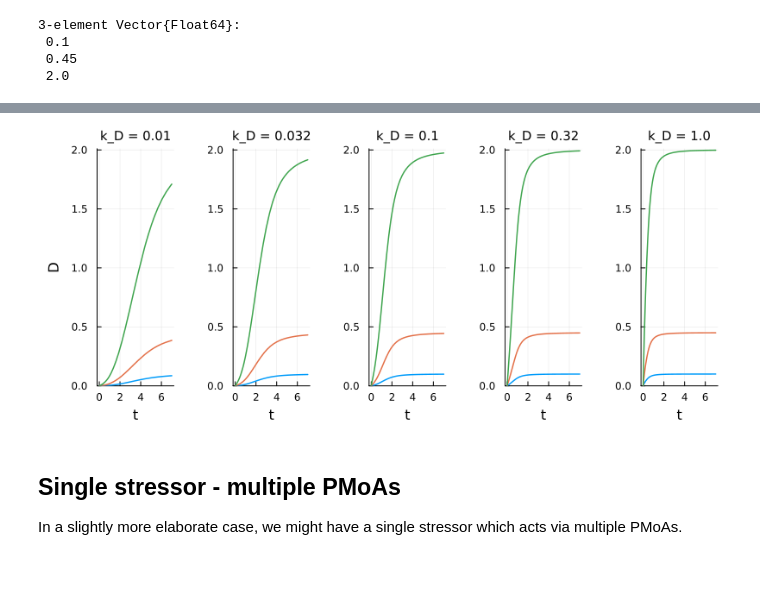
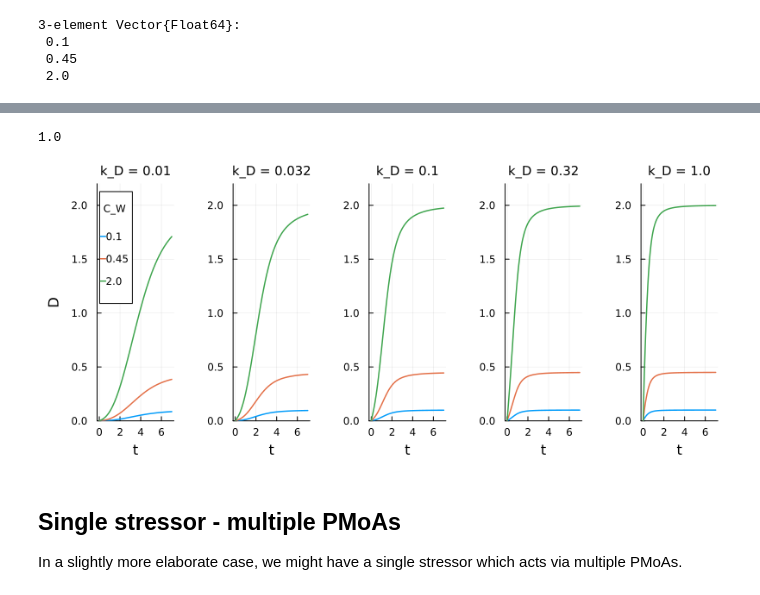
Before and after one commit to SimonHansul/DEBBase.jl, a Jupyter notebook: notebooks/ImplementationVerification/ImplemenationVerification_20231222_TK.ipynb, the cells around one changed output, grey strips where cells are left out. Cells and saved outputs as stored; diff of their text form; code cells hidden in the pictures.

```diff
--- a/notebooks/ImplementationVerification/ImplemenationVerification_20231222_TK.ipynb
+++ b/notebooks/ImplementationVerification/ImplemenationVerification_20231222_TK.ipynb
@@ -43,0 +43,8 @@ C_W_vec = 10 .^ range(log10(0.1), log10(2), 3) |> x -> round.(x, sigdigits = 2)
+# %%
+out = simulator(GlobalBaseParams(), DEBBaseParams())
+
+@df out plot(
+    plot(:t, :S, ylabel = "S", title = "Growth"),
+    plot(:t, :R, ylabel = "R", title = "Reproduktion"),
+    xlabel = "t", marker = true
+)
@@ -43,0 +73,4 @@ C_W_vec = 10 .^ range(log10(0.1), log10(2), 3) |> x -> round.(x, sigdigits = 2)
+# %%
+LL2(1., (1e10, 1e10))
+# %% [output]
+1.0
@@ -44,30 +79,33 @@ C_W_vec = 10 .^ range(log10(0.1), log10(2), 3) |> x -> round.(x, sigdigits = 2)
 # %%
 p = plot(
     layout = (1,length(k_D_vec)),
     title = hcat(["k_D = $(k_D)" for k_D in unique(k_D_vec)]...),
     xlabel = "t",
     ylabel = ["D" "" "" "" ""],
+    ylim = (0, maximum(C_W_vec) * 1.1),
     size = (800,350),
     bottommargin = 5mm,
     leftmargin = 5mm,
-    ylim = (0, 2.01)
+    legendtitle = "C_W \n",
+    legendtitlefontsize = 8
     )
+
+glb = GlobalBaseParams(t_max = 7)
+deb = DEBBaseParams(drc_params_G = [(1e10, 1e10)])
+isolate_pmoas!(deb, ["G"])
 
 for (i,k_D) in enumerate(k_D_vec)
     for C_W in C_W_vec
-
-        glb = GlobalBaseParams(C_W = [C_W], t_max = 7)
-        deb = DEBBaseParams(
-            k_D = [k_D]
-            )
+        glb.C_W = [C_W]
+        deb.k_D_G = [k_D]
         out = simulator(glb, deb)
 
-        @df out plot!(p, :t, :D_1, subplot = i)
+        @df out plot!(p, :t, :D_G_1, subplot = i, label = C_W, leg = i == 1 ? true : false)
     end
 end
 display(p)
 # %% [output]
-[figure, old version]
+[figure, new version]
 # %% [markdown]
 ## Single stressor - multiple PMoAs
 
```
Also changed, not shown: parts of 6 cells of this notebook, 5 other files.
